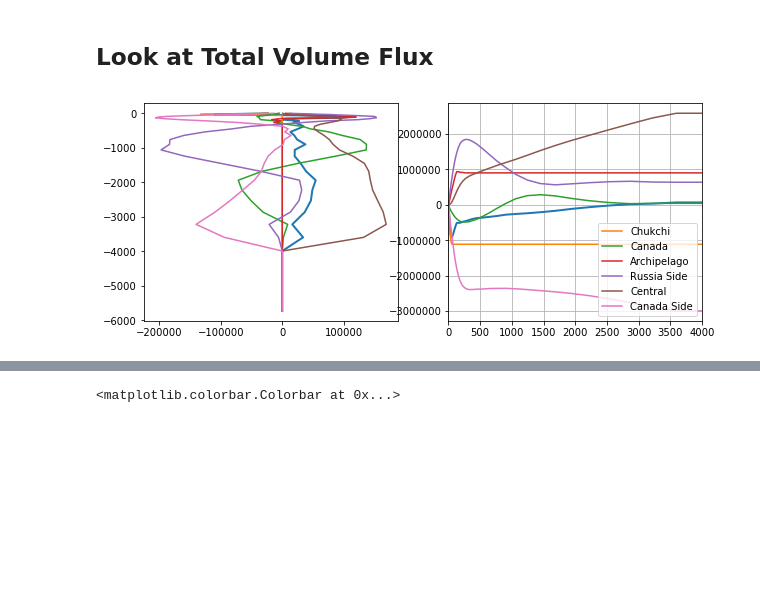
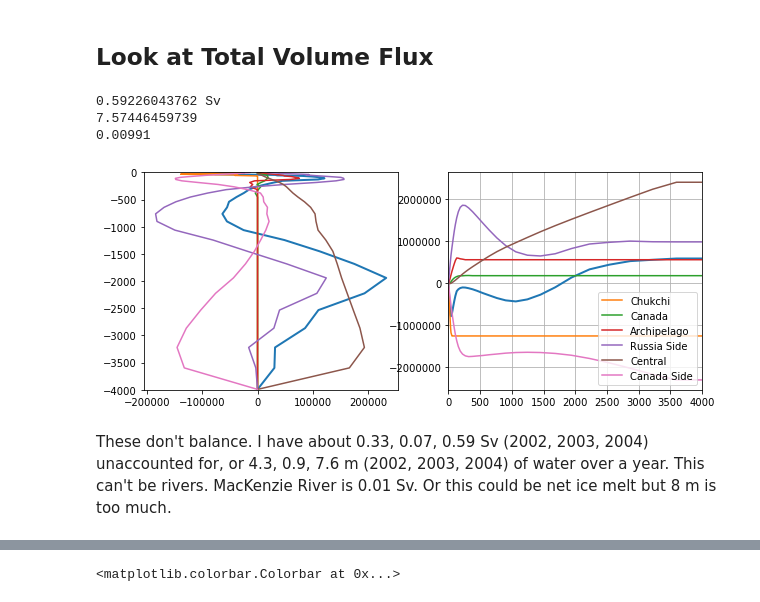
Before and after one commit to UBC-MOAD/analysis-cindy, a Jupyter notebook: proj2_notebooks/Susans.ipynb, the cells around one changed output, grey strips where cells are left out. Drawn from its saved outputs; the diff is of its cells as text; code cells hidden in the pictures; blank space fills up the shorter version.

Commit message:
mesh and velocities don't match

```diff
--- a/proj2_notebooks/Susans.ipynb
+++ b/proj2_notebooks/Susans.ipynb
@@ -82,0 +86,23 @@ corn6_j = jmin
+# %%
+layer_volume = np.zeros_like(gdept0)
+layer_area = np.zeros_like(gdept0)
+for layer in range(50):
+    layer_volume[layer] = (np.sum(e1t[corn1_i:corn3_i, corn1_j:corn3_j] *
+                                 e2t[corn1_i:corn3_i, corn1_j:corn3_j] *
+                                 e3t[layer, corn1_i:corn3_i, corn1_j:corn3_j] *
+                                 tmask[layer, corn1_i:corn3_i, corn1_j:corn3_j]) +
+                           np.sum(e1t[corn4_i:corn5_i, corn6_j:corn5_j] *
+                                 e2t[corn4_i:corn5_i, corn6_j:corn5_j] *
+                                 e3t[layer, corn4_i:corn5_i, corn6_j:corn5_j] *
+                                 tmask[layer, corn4_i:corn5_i, corn6_j:corn5_j]))
+    layer_area[layer] = (np.sum(e1t[corn1_i:corn3_i, corn1_j:corn3_j] *
+                                 e2t[corn1_i:corn3_i, corn1_j:corn3_j] *
+                                 tmask[layer, corn1_i:corn3_i, corn1_j:corn3_j]) +
+                           np.sum(e1t[corn4_i:corn5_i, corn6_j:corn5_j] *
+                                 e2t[corn4_i:corn5_i, corn6_j:corn5_j] *
+                                 tmask[layer, corn4_i:corn5_i, corn6_j:corn5_j]))
+fig, axs = plt.subplots(1, 2, figsize=(8, 4))
+axs[0].plot(layer_volume, -gdept0)
+axs[1].plot(layer_area, -gdept0)
+axs[0].set_title('Layer Volume')
+axs[1].set_title('Layer Area');
@@ -126,7 +154,7 @@ def vel(keyword, T, ENG='EXH005'):
 # %% [markdown]
 ## Look at Velocity along the Boundary for a Given Year
 # %%
-year = 2002
+year = 2004
 u_vel = vel('U', year)
 v_vel = vel('V', year)
 
@@ -139,5 +167,7 @@ axs[2].pcolormesh(np.arange(corn4_i, corn5_i), -gdept0[:],
                      u_vel[:, corn4_i:corn5_i, corn4_j], cmap=cm.balance, vmax=0.02, vmin=-0.02)
 fig.subplots_adjust(right=0.9)
 cbar_ax = fig.add_axes([0.9, 0.07, 0.02, 0.87])
-fig.colorbar(mesh, cax=cbar_ax);
+fig.colorbar(mesh, cax=cbar_ax)
+for ax in axs:
+    ax.set_ylim(-4000, 0)
 # %% [output]
@@ -159,33 +206,42 @@ for layer in range(50):
          * e2u[corn2_i:corn3_i, corn2_j] * e3t[layer, corn2_i:corn3_i, corn2_j])
     vfluxout_sec2[layer] =  np.sum(-v_vel[layer, corn3_i, corn3_j:corn4_j].filled()
           * e1v[corn3_i, corn3_j:corn4_j] * e3t[layer, corn3_i, corn3_j:corn4_j])
     vfluxout_sec3[layer] = np.sum(u_vel[layer, corn4_i:corn5_i, corn4_j].filled()
                         * e2u[corn4_i:corn5_i, corn4_j]* e3t[layer,corn4_i:corn5_i, corn4_j])
     vfluxout_ihi[layer] = np.sum(v_vel[layer, corn5_i, corn6_j:corn5_j].filled()
                           * e1v[corn5_i, corn6_j:corn5_j]* e3t[layer,corn5_i, corn6_j:corn5_j])
-    vfluxout_jlow[layer] = np.sum(-u_vel[layer, corn1_i:corn6_i, corn5_j].filled()
-                          * e2u[corn1_i:corn6_i, corn5_j] * e3t[layer,corn1_i:corn6_i, corn5_j])
+    vfluxout_jlow[layer] = np.sum(-u_vel[layer, corn1_i:corn6_i, corn1_j].filled()
+                          * e2u[corn1_i:corn6_i, corn1_j] * e3t[layer,corn1_i:corn6_i, corn1_j])
 
     vfluxout[layer] = (vfluxout_sec1[layer] + vfluxout_sec2[layer] + vfluxout_sec3[layer]
                        + vfluxout_ilow[layer] + vfluxout_jlow[layer] + vfluxout_ihi[layer])
 fig, axs = plt.subplots(1, 2, figsize=(10, 4))
 axs[0].plot(vfluxout, -gdept0, linewidth=2)
 axs[0].plot(vfluxout_ihi, -gdept0)
 axs[0].plot(vfluxout_jlow, -gdept0)
 axs[0].plot(vfluxout_ilow, -gdept0)
 axs[0].plot(vfluxout_sec3, -gdept0)
 axs[0].plot(vfluxout_sec2, -gdept0)
 axs[0].plot(vfluxout_sec1, -gdept0)
+axs[0].set_ylim((-4000, 0))
 
 axs[1].plot(gdept0, np.cumsum(vfluxout), linewidth=2)
 axs[1].plot(gdept0, np.cumsum(vfluxout_ihi), label='Chukchi')
 axs[1].plot(gdept0, np.cumsum(vfluxout_jlow), label='Canada')
 axs[1].plot(gdept0, np.cumsum(vfluxout_ilow), label='Archipelago')
 axs[1].plot(gdept0, np.cumsum(vfluxout_sec3), label='Russia Side')
 axs[1].plot(gdept0, np.cumsum(vfluxout_sec2), label='Central')
 axs[1].plot(gdept0, np.cumsum(vfluxout_sec1), label='Canada Side')
 axs[1].set_xlim((0, 4000))
 axs[1].legend()
 axs[1].grid()
+print (np.cumsum(vfluxout)[49]/1e6, 'Sv')
+print (np.cumsum(vfluxout)[49]/layer_area[0]*86400*365)
+print (9910/1e6)
 # %% [output]
+0.59226043762 Sv
+7.57446459739
+0.00991
-[figure, old version]
+[figure, new version]
+# %% [markdown]
+These don't balance.  I have about 0.33, 0.07, 0.59 Sv (2002, 2003, 2004) unaccounted for, or 4.3, 0.9, 7.6 m (2002, 2003, 2004) of water over a year.  This can't be rivers.  MacKenzie River is 0.01 Sv.  Or this could be net ice melt but 8 m is too much.
```
Also changed, not shown: parts of 11 cells of this notebook.
